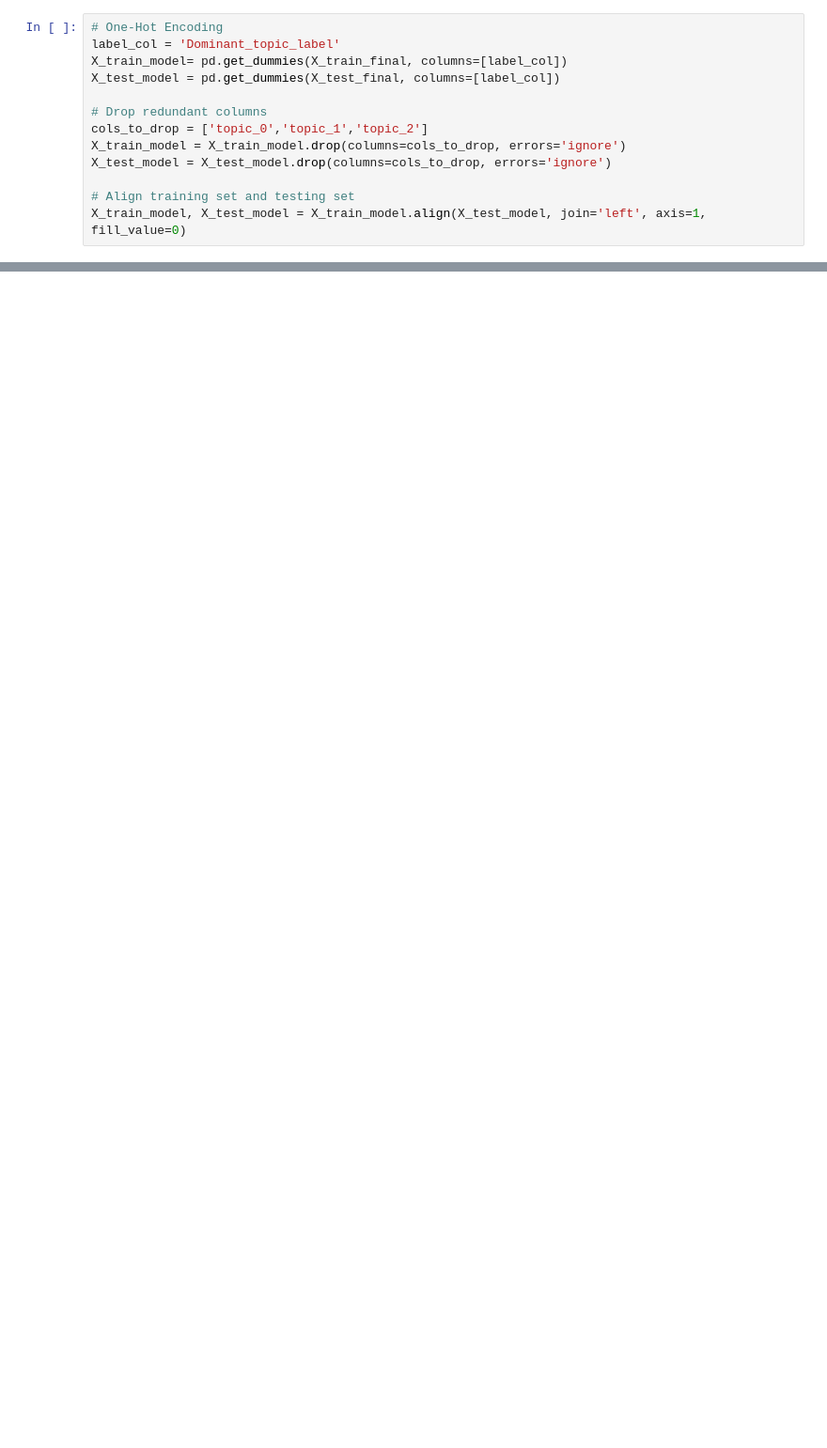
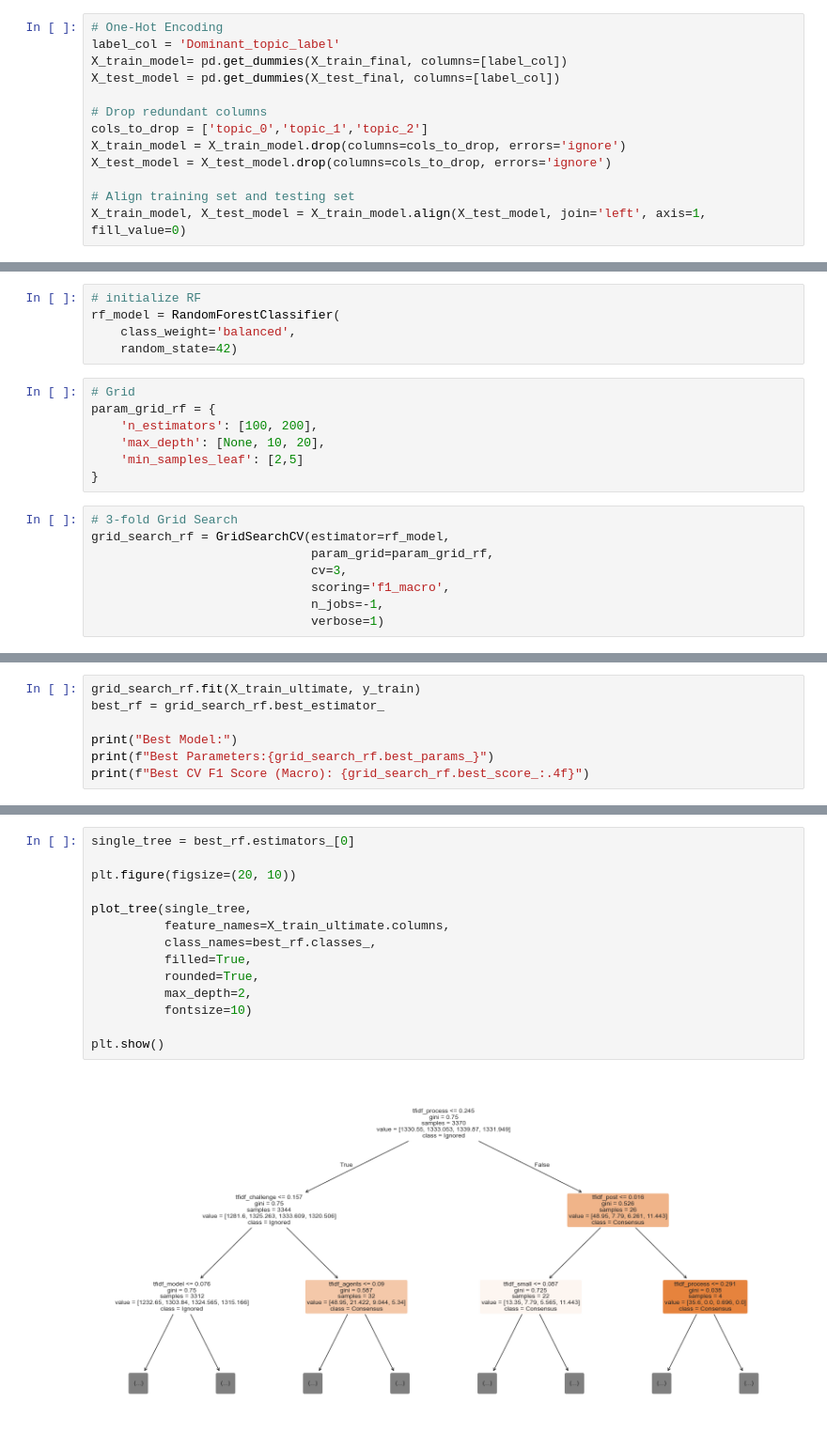
Before and after one commit to JingwenJennyLU/macs-thesis, a Jupyter notebook: draft.ipynb, the cells around one changed output, grey strips where cells are left out. Shown at 94% size. Saved outputs shown, nothing was run; the diff lists cells and outputs as text; blank space fills up the shorter version.

Commit message:
finish initial analysis

```diff
--- a/draft.ipynb
+++ b/draft.ipynb
@@ -693,0 +810,20 @@ X_train_model, X_test_model = X_train_model.align(X_test_model, join='left', axi
+# %%
+# initialize RF
+rf_model = RandomForestClassifier(
+    class_weight='balanced',
+    random_state=42)
+# %%
+# Grid
+param_grid_rf = {
+    'n_estimators': [100, 200],
+    'max_depth': [None, 10, 20],
+    'min_samples_leaf': [2,5]
+}
+# %%
+# 3-fold Grid Search
+grid_search_rf = GridSearchCV(estimator=rf_model,
+                              param_grid=param_grid_rf,
+                              cv=3,
+                              scoring='f1_macro',
+                              n_jobs=-1,
+                              verbose=1)
@@ -693,0 +832,7 @@ X_train_model, X_test_model = X_train_model.align(X_test_model, join='left', axi
+# %%
+grid_search_rf.fit(X_train_ultimate, y_train)
+best_rf = grid_search_rf.best_estimator_
+
+print("Best Model:")
+print(f"Best Parameters:{grid_search_rf.best_params_}")
+print(f"Best CV F1 Score (Macro): {grid_search_rf.best_score_:.4f}")
@@ -693,0 +862,16 @@ X_train_model, X_test_model = X_train_model.align(X_test_model, join='left', axi
+# %%
+single_tree = best_rf.estimators_[0]
+
+plt.figure(figsize=(20, 10))
+
+plot_tree(single_tree,
+          feature_names=X_train_ultimate.columns,
+          class_names=best_rf.classes_,
+          filled=True,
+          rounded=True,
+          max_depth=2,
+          fontsize=10)
+
+plt.show()
+# %% [output]
+[figure, added]
```
Also changed, not shown: parts of 24 cells of this notebook, 5 other files.
